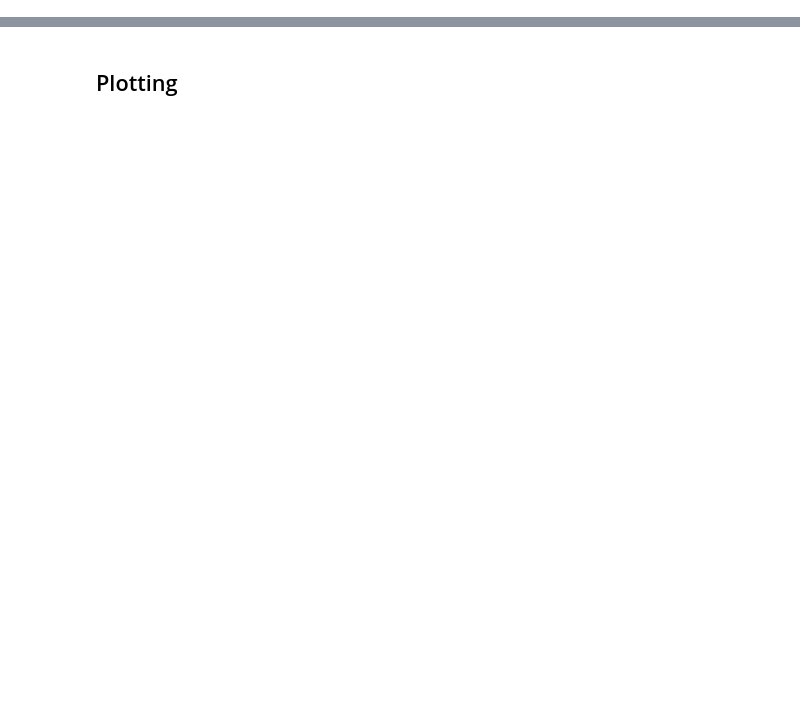
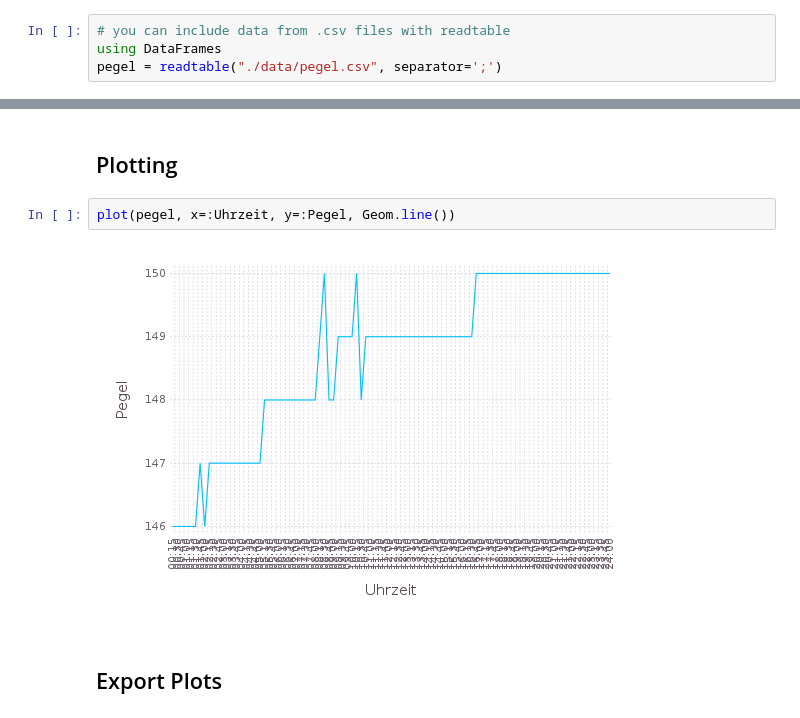
Before and after one commit to netz39/julia-workshop, a Jupyter notebook: Plotting with Julia using Gadfly and DataFrames.ipynb, the cells around one changed output, grey strips where cells are left out. Drawn from its saved outputs; the diff is of its cells as text; blank space fills up the shorter version.

Commit message:
adding sample dataset, more plotting

```diff
--- a/Plotting with Julia using Gadfly and DataFrames.ipynb
+++ b/Plotting with Julia using Gadfly and DataFrames.ipynb
@@ -44,0 +70,4 @@ plot(iris, x=:SepalLength, y=:SepalWidth, color=:Species, Geom.point)
+# %%
+# you can include data from .csv files with readtable
+using DataFrames
+pegel = readtable("./data/pegel.csv", separator=';')
@@ -45,2 +122,8 @@ plot(iris, x=:SepalLength, y=:SepalWidth, color=:Species, Geom.point)
 # %% [markdown]
 ## Plotting
+# %%
+plot(pegel, x=:Uhrzeit, y=:Pegel, Geom.line())
+# %% [output]
+[figure, added]
+# %% [markdown]
+## Export Plots
```
Also changed, not shown: parts of 7 cells of this notebook, 1 other file.
